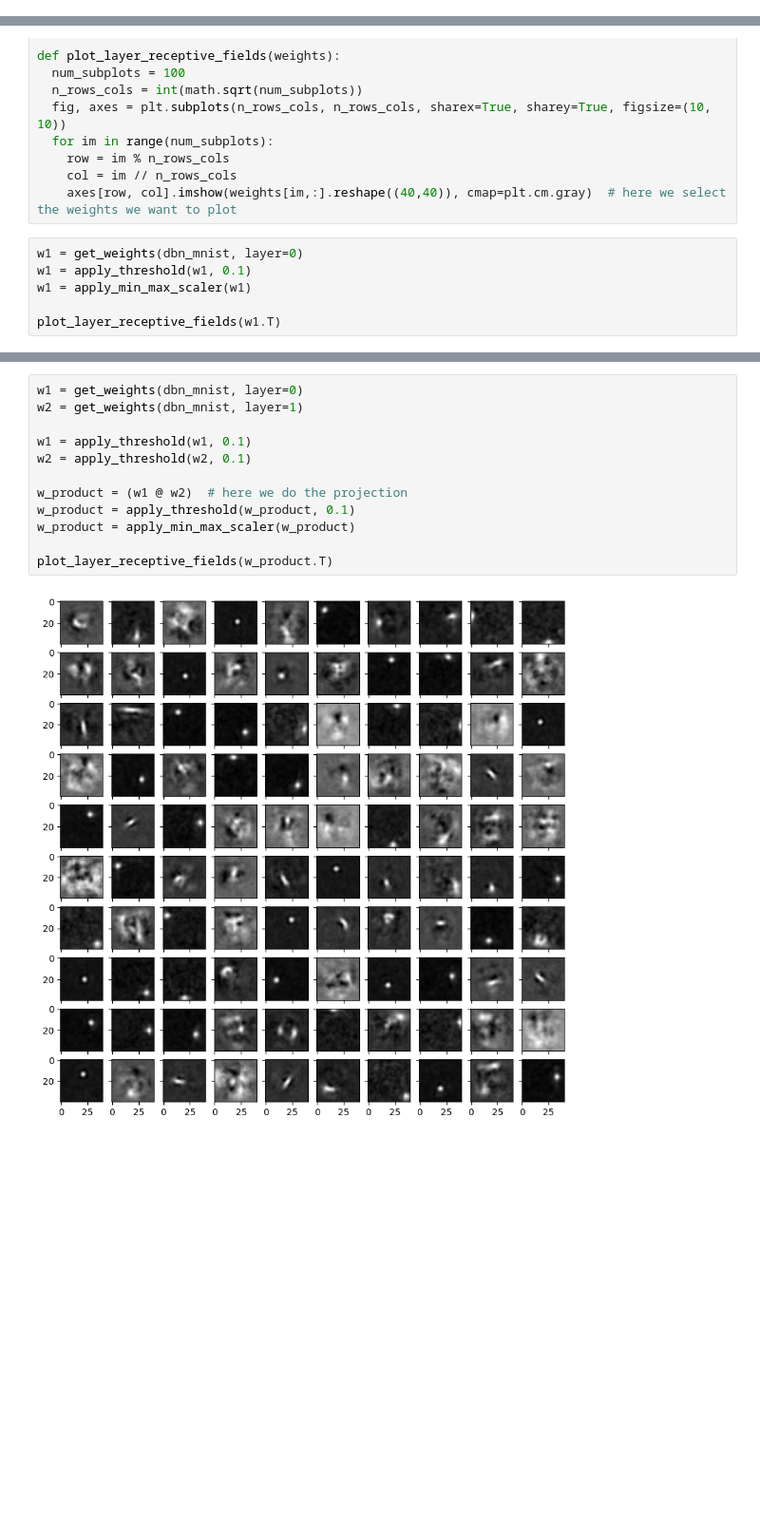
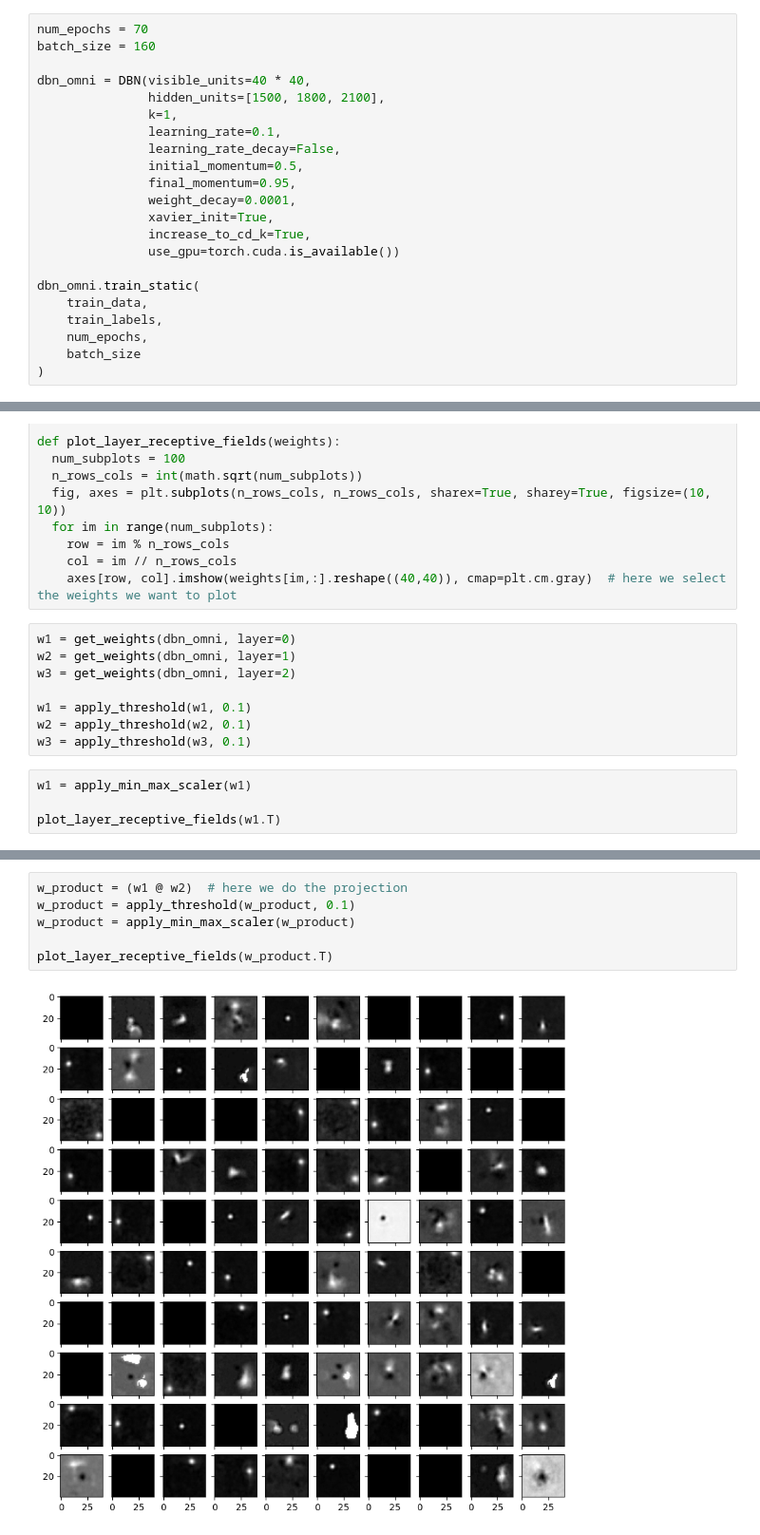
Before and after one commit to RoGellert/image_recognition, a Jupyter notebook: image_recognition_models.ipynb, the cells around one changed output, grey strips where cells are left out. Shown at 95% size. Drawn from its saved outputs; the diff is of its cells as text; blank space fills up the shorter version.

```diff
--- a/image_recognition_models.ipynb
+++ b/image_recognition_models.ipynb
@@ -332,3 +336,25 @@ Training RBM layer 2
 |50    |0.5644     |0.0387       |533.8333   |23.1392     |
 
 ------------------------------
+# %%
+num_epochs = 70
+batch_size = 160
+
+dbn_omni = DBN(visible_units=40 * 40,
+               hidden_units=[1500, 1800, 2100],
+               k=1,
+               learning_rate=0.1,
+               learning_rate_decay=False,
+               initial_momentum=0.5,
+               final_momentum=0.95,
+               weight_decay=0.0001,
+               xavier_init=True,
+               increase_to_cd_k=True,
+               use_gpu=torch.cuda.is_available())
+
+dbn_omni.train_static(
+    train_data,
+    train_labels,
+    num_epochs,
+    batch_size
+)
@@ -354,9 +460,15 @@ def plot_layer_receptive_fields(weights):
     row = im % n_rows_cols
     col = im // n_rows_cols
     axes[row, col].imshow(weights[im,:].reshape((40,40)), cmap=plt.cm.gray)  # here we select the weights we want to plot
+# %%
+w1 = get_weights(dbn_omni, layer=0)
+w2 = get_weights(dbn_omni, layer=1)
+w3 = get_weights(dbn_omni, layer=2)
+
+w1 = apply_threshold(w1, 0.1)
+w2 = apply_threshold(w2, 0.1)
+w3 = apply_threshold(w3, 0.1)
 # %%
-w1 = get_weights(dbn_mnist, layer=0)
-w1 = apply_threshold(w1, 0.1)
 w1 = apply_min_max_scaler(w1)
 
 plot_layer_receptive_fields(w1.T)
@@ -365,15 +477,9 @@ plot_layer_receptive_fields(w1.T)
 # %%
-w1 = get_weights(dbn_mnist, layer=0)
-w2 = get_weights(dbn_mnist, layer=1)
-
-w1 = apply_threshold(w1, 0.1)
-w2 = apply_threshold(w2, 0.1)
-
 w_product = (w1 @ w2)  # here we do the projection
 w_product = apply_threshold(w_product, 0.1)
 w_product = apply_min_max_scaler(w_product)
 
 plot_layer_receptive_fields(w_product.T)
 # %% [output]
-[figure, old version]
+[figure, new version]
 # %%
```
Also changed, not shown: parts of 16 cells of this notebook.
